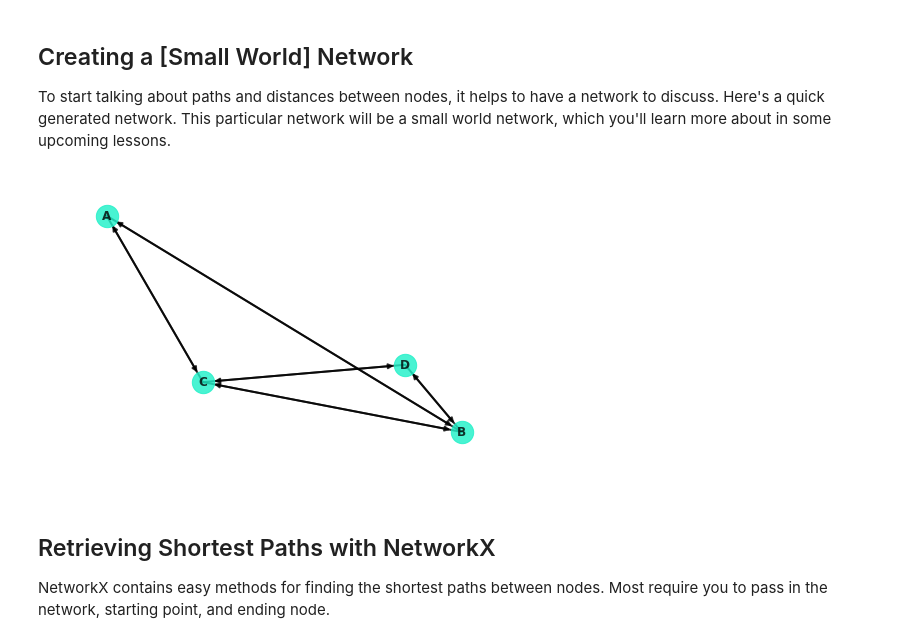
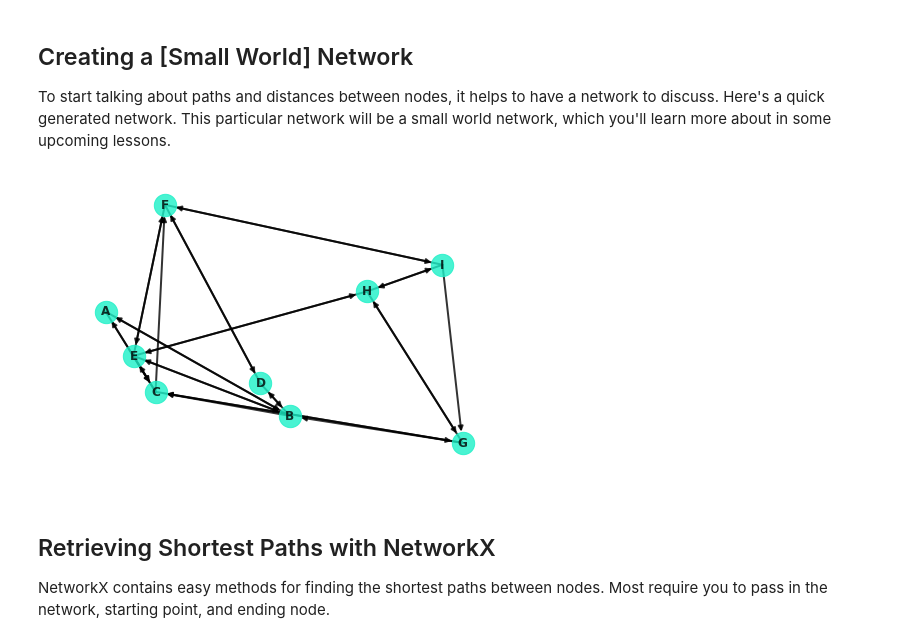
Before and after one commit to hussein073/dsc-3-28-06-graph-theory-simple-shortest-path-seattle-ds-career-040119, a Jupyter notebook: index.ipynb, the cells around one changed output. Saved outputs shown, nothing was run; the diff lists cells and outputs as text; code cells hidden in the pictures.

```diff
--- a/index.ipynb
+++ b/index.ipynb
@@ -22,12 +22,12 @@ import numpy as np
 
 To start talking about paths and distances between nodes, it helps to have a network to discuss. Here's a quick generated network. This particular network will be a small world network, which you'll learn more about in some upcoming lessons.
 # %%
-G = nx.navigable_small_world_graph(2, seed=3)
+G = nx.navigable_small_world_graph(3, seed=3)
 G = nx.relabel_nodes(G, dict(zip(G.nodes, ["A", "B", "C", "D", "E", "F", "G", "H", "I"])))
 nx.draw(G, pos=nx.random_layout(G, seed=9), with_labels=True, node_color="#1cf0c7",
         node_size=500, font_weight="bold", width=2, alpha=.8)
 # %% [output]
-[figure, old version]
+[figure, new version]
 # %% [markdown]
 ## Retrieving Shortest Paths with NetworkX
 
```
